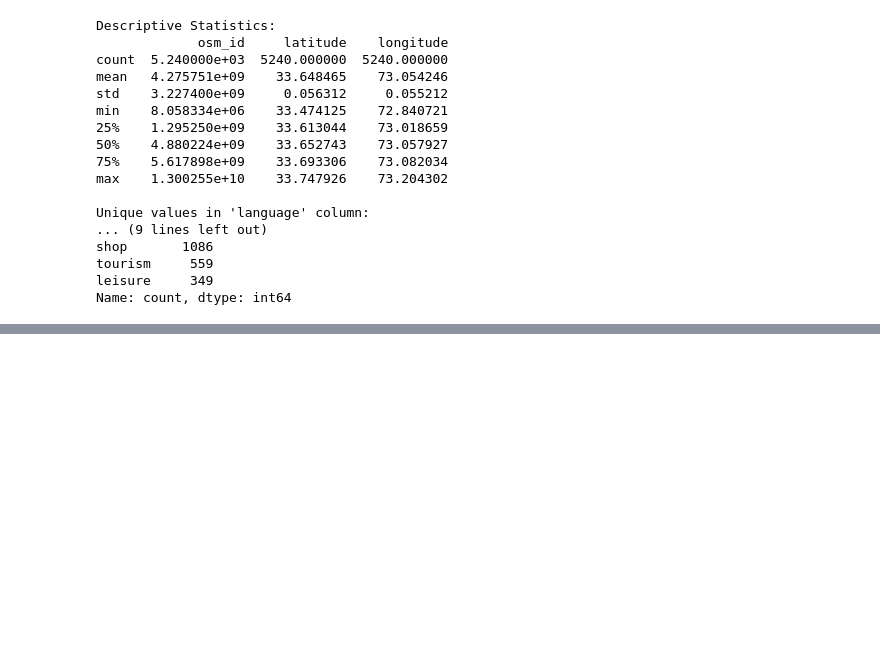
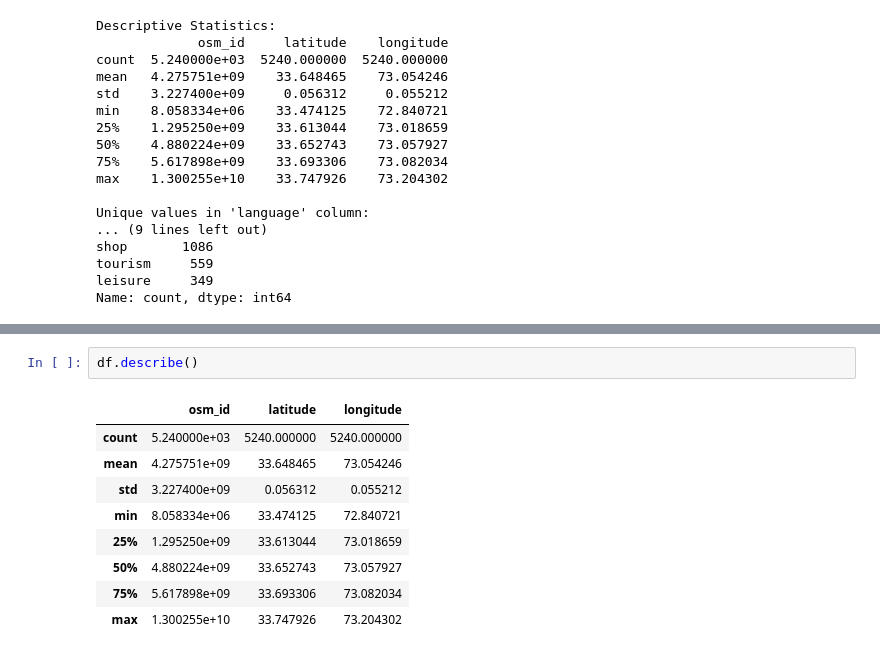
Before and after one commit to phaze7r/geospatial-tagging-thesis, a Jupyter notebook: notebooks/osm_islamabad_data_cleaning.ipynb, the cells around one changed output, grey strips where cells are left out. Saved outputs shown, nothing was run; the diff lists cells and outputs as text; blank space fills up the shorter version.

```diff
--- a/notebooks/osm_islamabad_data_cleaning.ipynb
+++ b/notebooks/osm_islamabad_data_cleaning.ipynb
@@ -162,0 +171,12 @@ Name: count, dtype: int64
+# %%
+df.describe()
+# %% [output]
+|  | osm_id | latitude | longitude |
+| count | 5.240000e+03 | 5240.000000 | 5240.000000 |
+| mean | 4.275751e+09 | 33.648465 | 73.054246 |
+| std | 3.227400e+09 | 0.056312 | 0.055212 |
+| min | 8.058334e+06 | 33.474125 | 72.840721 |
+| 25% | 1.295250e+09 | 33.613044 | 73.018659 |
+| 50% | 4.880224e+09 | 33.652743 | 73.057927 |
+| 75% | 5.617898e+09 | 33.693306 | 73.082034 |
+| max | 1.300255e+10 | 33.747926 | 73.204302 |
```
Also changed, not shown: parts of 3 cells of this notebook, 1 other file.
